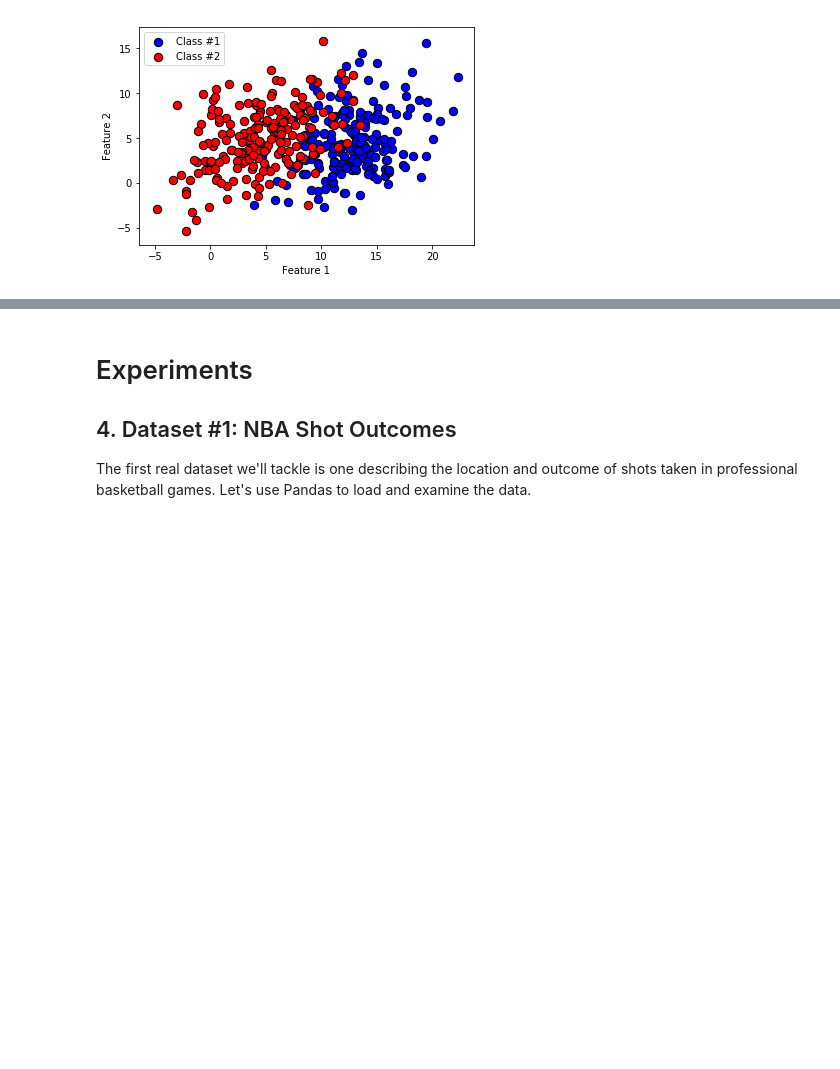
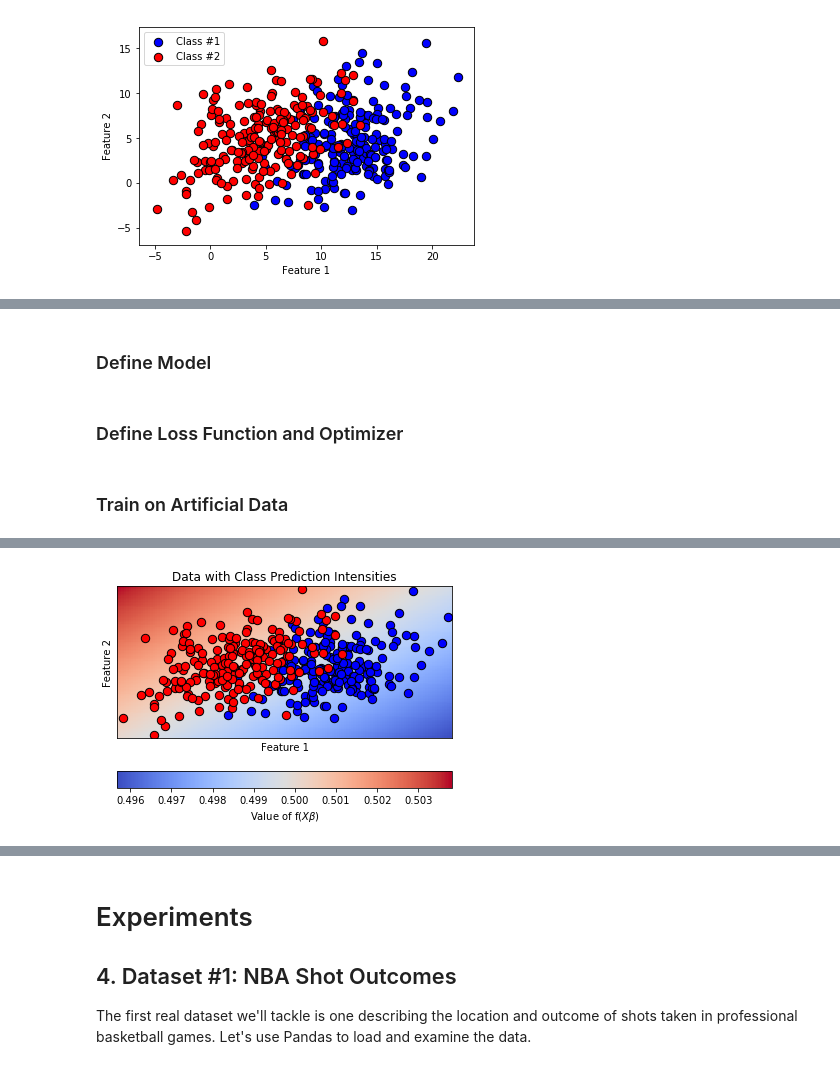
Before and after one commit to UCIDataLab/software_tutorial_notebooks, a Jupyter notebook: tensorflow_and_keras_tutorial.ipynb, the cells around one changed output, grey strips where cells are left out. Drawn from its saved outputs; the diff is of its cells as text; code cells hidden in the pictures; blank space fills up the shorter version.

```diff
--- a/tensorflow_and_keras_tutorial.ipynb
+++ b/tensorflow_and_keras_tutorial.ipynb
@@ -305,0 +337,50 @@ Classification Error on Training Set: 9.75%
+# %% [markdown]
+### Define Model
+# %%
+# neural net model definition
+h = logistic_fn( tf.matmul(X, params['beta1']) )
+Y_hat = logistic_fn( tf.matmul(h, params['beta2']) + params['b'] )
+# %% [markdown]
+### Define Loss Function and Optimizer
+# %%
+# define cross-entropy loss function
+loss_fn = tf.reduce_sum(-Y * tf.log(Y_hat) + -(1-Y) * tf.log(1-Y_hat))
+
+# define stochastic gradient optimizer
+learning_rate = 0.001
+optimizer = tf.train.GradientDescentOptimizer(learning_rate).minimize(loss_fn, var_list=[params['beta1'], params['beta2'], params['b']])
+# %% [markdown]
+### Train on Artificial Data
+# %%
+error = []
+
+# run the computation graph
+with tf.Session() as s:
+    # this initializes the Beta variable (and any other tf.variable's)
+    s.run(tf.global_variables_initializer())
+
+    # Run Gradient Descent
+    start_time = time.time()
+    # loop until iteration threshold is reached
+    for iter_idx in range(300):
+
+        _, current_loss = s.run(fetches=[optimizer, loss_fn], feed_dict={X: features, Y: class_labels})
+
+        error.append(current_loss)
+        if (iter_idx+1) % 20 == 0:
+            print("Epoch %d, Cross-Entropy Loss: %.3f" %(iter_idx+1, current_loss))
+
+    end_time = time.time()
+    print("\nTraining ended after %i iterations, taking a total of %.2f seconds." %(iter_idx, end_time-start_time))
+    print("Final Cross-Entropy Error: %.2f" %(error[-1]))
+
+    # compute error on training data
+    predictions = s.run(fetches=Y_hat, feed_dict={X: features, Y: class_labels})
+    print("Classification Error on Training Set: %.2f%%" %(calc_classification_error(predictions, class_labels) * 100))
+
+    # get current value of regression parameters from comp. graph
+    beta = s.run(fetches=Beta)
+
+# generate the plot
+plot_classification_data(class1_features, class2_features, beta, logistic_flag=True)
+# %% [output]
@@ -305,0 +406 @@ Classification Error on Training Set: 9.75%
+[figure, added]
```
Also changed, not shown: parts of 42 cells of this notebook.
